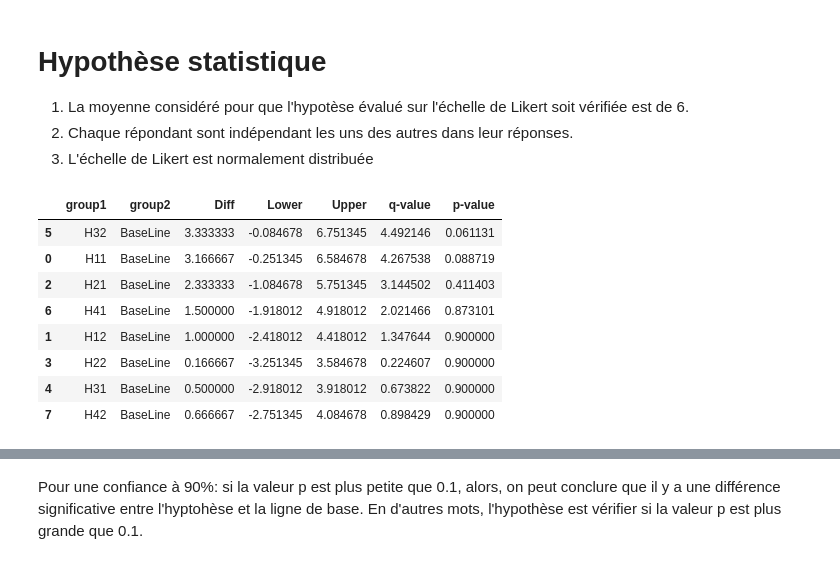
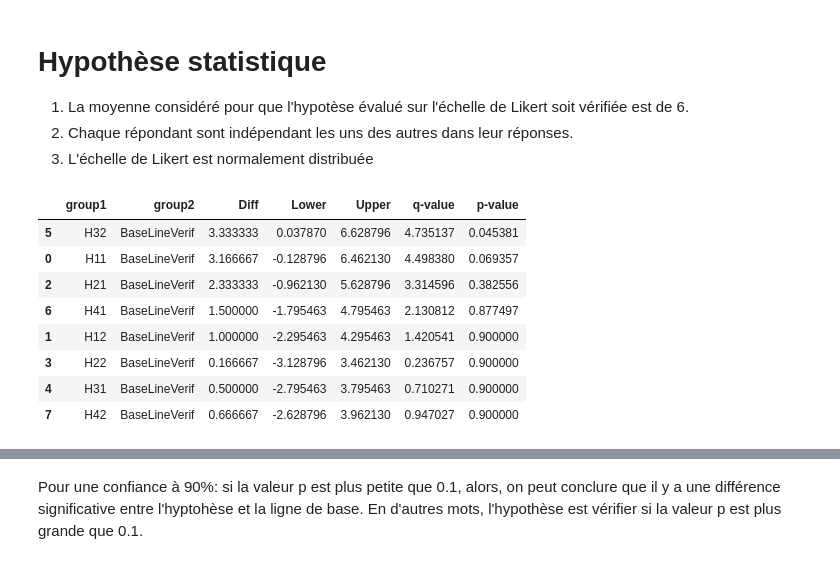
Before and after one commit to Fun-Stuff-Here/SSH3100-Sociologie-Equipe3, a Jupyter notebook: socio.ipynb, the cells around one changed output, grey strips where cells are left out. Drawn from its saved outputs; the diff is of its cells as text; code cells hidden in the pictures.

```diff
--- a/socio.ipynb
+++ b/socio.ipynb
@@ -42,15 +44,17 @@ res = stat()
 res.tukey_hsd(df=df_melt, res_var='Likert', xfac_var='Hypothèses', anova_model='Likert ~ C(Hypothèses)')
 summary = res.tukey_summary
 # %%
-cleanSummary = summary[summary["group2"] == 'BaseLine'].reset_index().drop('index', axis=1).sort_values(by=['p-value'])
-cleanSummary
+cleanSummaryVerif = summary[summary["group2"] == 'BaseLineVerif'].reset_index().drop('index', axis=1).sort_values(by=['p-value'])
+cleanSummaryReject = summary[summary["group2"] == 'BaseLineReject'].reset_index().drop('index', axis=1).sort_values(by=['p-value'])
-# %% [output]
-|  | group1 | group2 | Diff | Lower | Upper | q-value | p-value |
-| 5 | H32 | BaseLine | 3.333333 | -0.084678 | 6.751345 | 4.492146 | 0.061131 |
-| 0 | H11 | BaseLine | 3.166667 | -0.251345 | 6.584678 | 4.267538 | 0.088719 |
-| 2 | H21 | BaseLine | 2.333333 | -1.084678 | 5.751345 | 3.144502 | 0.411403 |
-| 6 | H41 | BaseLine | 1.500000 | -1.918012 | 4.918012 | 2.021466 | 0.873101 |
-| 1 | H12 | BaseLine | 1.000000 | -2.418012 | 4.418012 | 1.347644 | 0.900000 |
-| 3 | H22 | BaseLine | 0.166667 | -3.251345 | 3.584678 | 0.224607 | 0.900000 |
-| 4 | H31 | BaseLine | 0.500000 | -2.918012 | 3.918012 | 0.673822 | 0.900000 |
-| 7 | H42 | BaseLine | 0.666667 | -2.751345 | 4.084678 | 0.898429 | 0.900000 |
+# %%
+cleanSummaryVerif
+# %% [output]
+|  | group1 | group2 | Diff | Lower | Upper | q-value | p-value |
+| 5 | H32 | BaseLineVerif | 3.333333 | 0.037870 | 6.628796 | 4.735137 | 0.045381 |
+| 0 | H11 | BaseLineVerif | 3.166667 | -0.128796 | 6.462130 | 4.498380 | 0.069357 |
+| 2 | H21 | BaseLineVerif | 2.333333 | -0.962130 | 5.628796 | 3.314596 | 0.382556 |
+| 6 | H41 | BaseLineVerif | 1.500000 | -1.795463 | 4.795463 | 2.130812 | 0.877497 |
+| 1 | H12 | BaseLineVerif | 1.000000 | -2.295463 | 4.295463 | 1.420541 | 0.900000 |
+| 3 | H22 | BaseLineVerif | 0.166667 | -3.128796 | 3.462130 | 0.236757 | 0.900000 |
+| 4 | H31 | BaseLineVerif | 0.500000 | -2.795463 | 3.795463 | 0.710271 | 0.900000 |
+| 7 | H42 | BaseLineVerif | 0.666667 | -2.628796 | 3.962130 | 0.947027 | 0.900000 |
```
Also changed, not shown: parts of 3 cells of this notebook, 2 other files.
